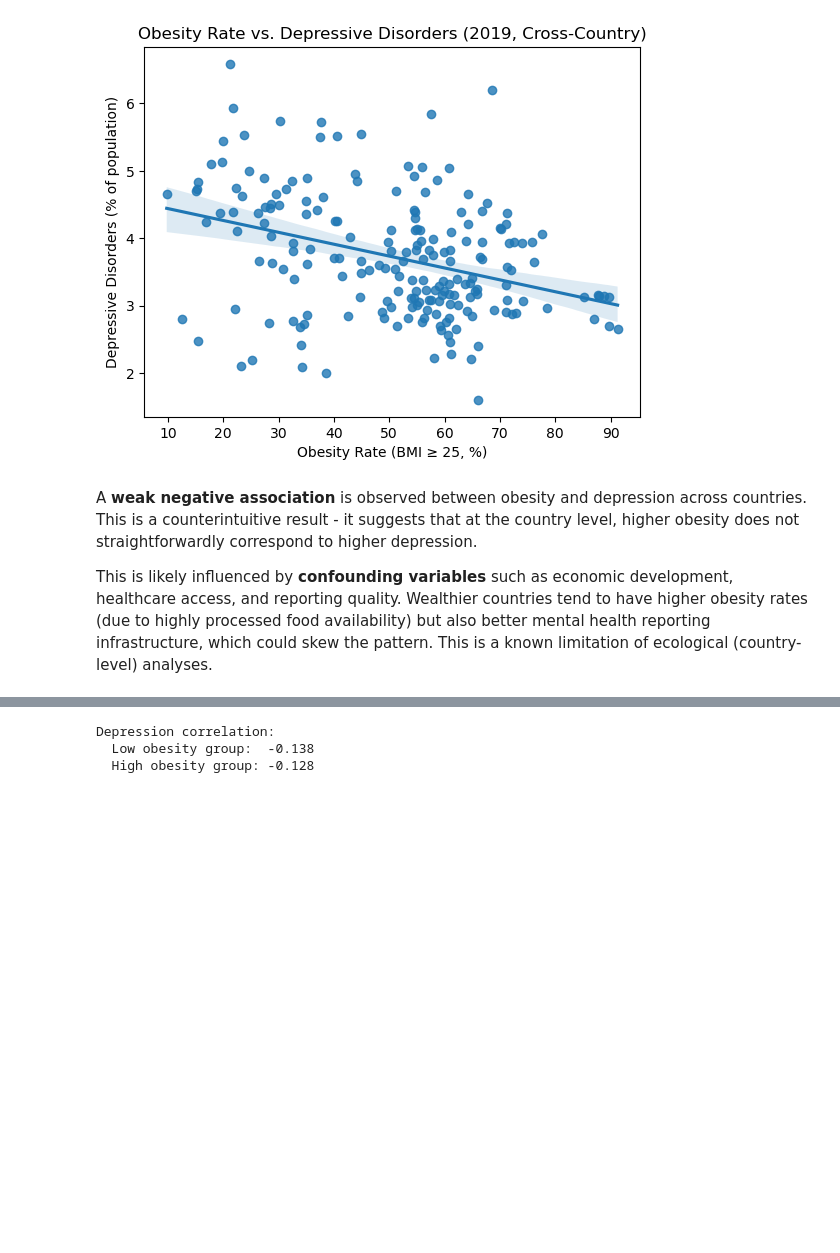
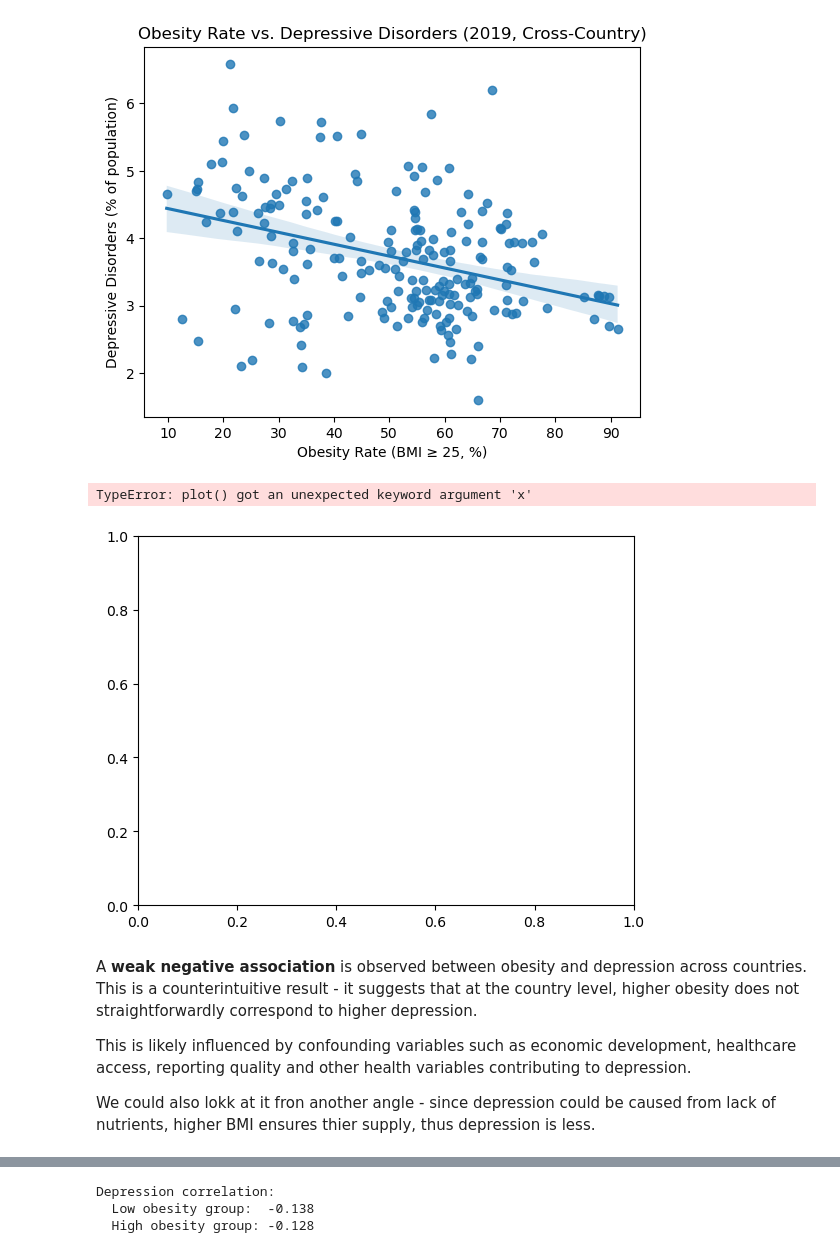
Before and after one commit to IvanOgnyanovGoranov/diet-obesity-mental-health-analysis, a Jupyter notebook: project.ipynb, the cells around one changed output, grey strips where cells are left out. Cells and saved outputs as stored; diff of their text form; code cells hidden in the pictures; blank space fills up the shorter version.

```diff
--- a/project.ipynb
+++ b/project.ipynb
@@ -164,6 +169,7 @@ We start by looking at a single year snapshot - 2019 - to compare countries at t
 
 We use Pearson correlation and a regression plot to assess the direction and strength of the relationship.
 # %%
-df_2019 = obesity_mental_health_df[obesity_mental_health_df["year"] == 2019]
+# Why Am I taking the last year - explain.
+obesity_depression_2019 = obesity_mental_health_df[obesity_mental_health_df["year"] == 2019]
 # %%
 # Pearson correlation between obesity rate and depression rate (2019)
@@ -178,7 +184,18 @@ plt.ylabel("Depressive Disorders (% of population)")
 plt.show()
 # %% [output]
 [figure]
+# %%
+plt.plot(data=obesity_depression_2019, x="obesity_rate", y="depressive_disorders")
+plt.title("Obesity Rate vs. Depressive Disorders (2019, Cross-Country)")
+plt.xlabel("Obesity Rate (BMI ≥ 25, %)")
+plt.ylabel("Depressive Disorders (% of population)")
+plt.show()
+# %% [output]
+TypeError: plot() got an unexpected keyword argument 'x'
+[figure, added]
 # %% [markdown]
 A **weak negative association** is observed between obesity and depression across countries. This is a counterintuitive result - it suggests that at the country level, higher obesity does not straightforwardly correspond to higher depression.
 
-This is likely influenced by **confounding variables** such as economic development, healthcare access, and reporting quality. Wealthier countries tend to have higher obesity rates (due to highly processed food availability) but also better mental health reporting infrastructure, which could skew the pattern. This is a known limitation of ecological (country-level) analyses.
+This is likely influenced by confounding variables such as economic development, healthcare access, reporting quality and other health variables contributing to depression.
+
+We could also lokk at it fron another angle - since depression could be caused from lack of nutrients, higher BMI ensures thier supply, thus depression is less.
```
Also changed, not shown: parts of 20 cells of this notebook.
